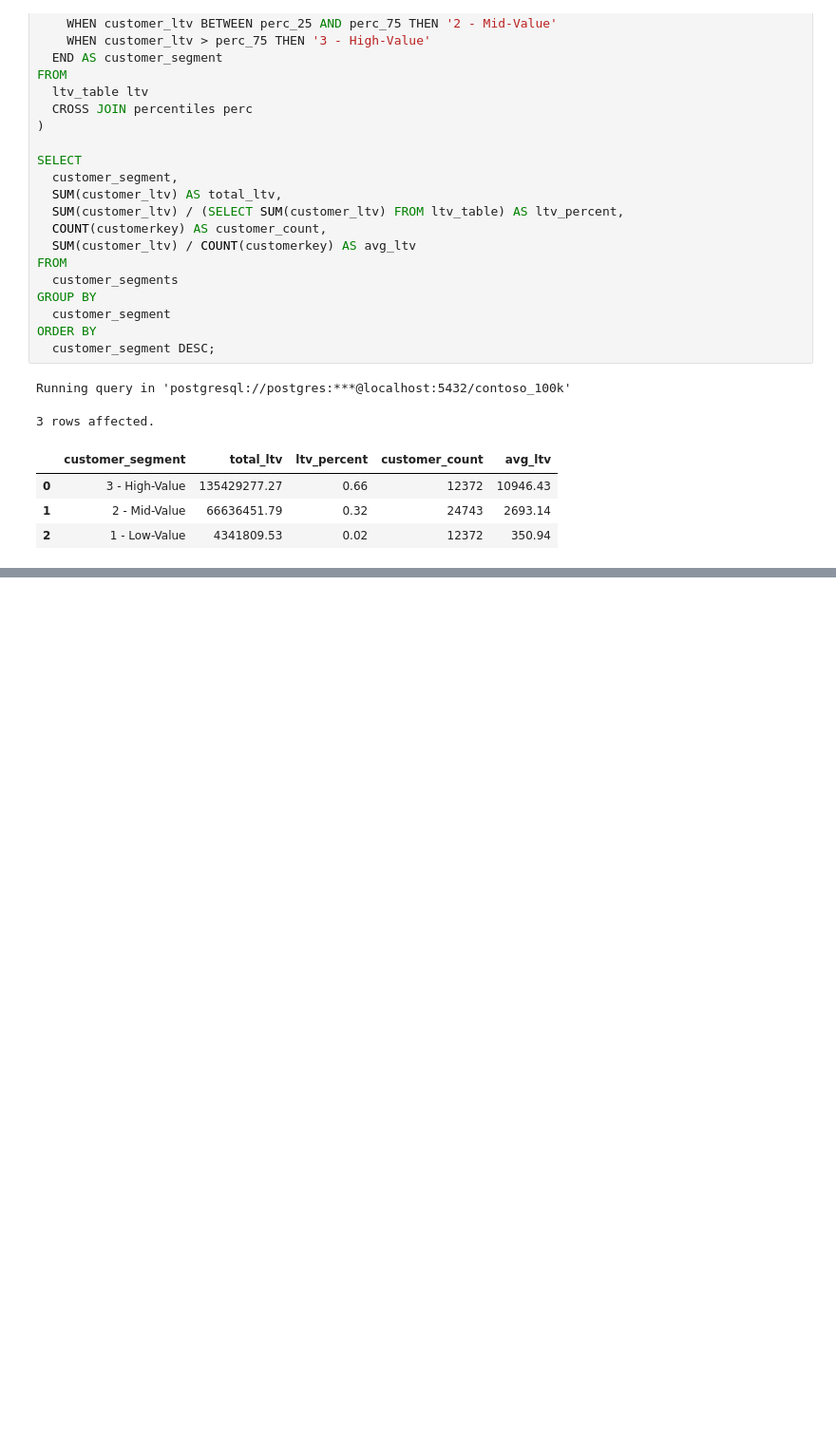
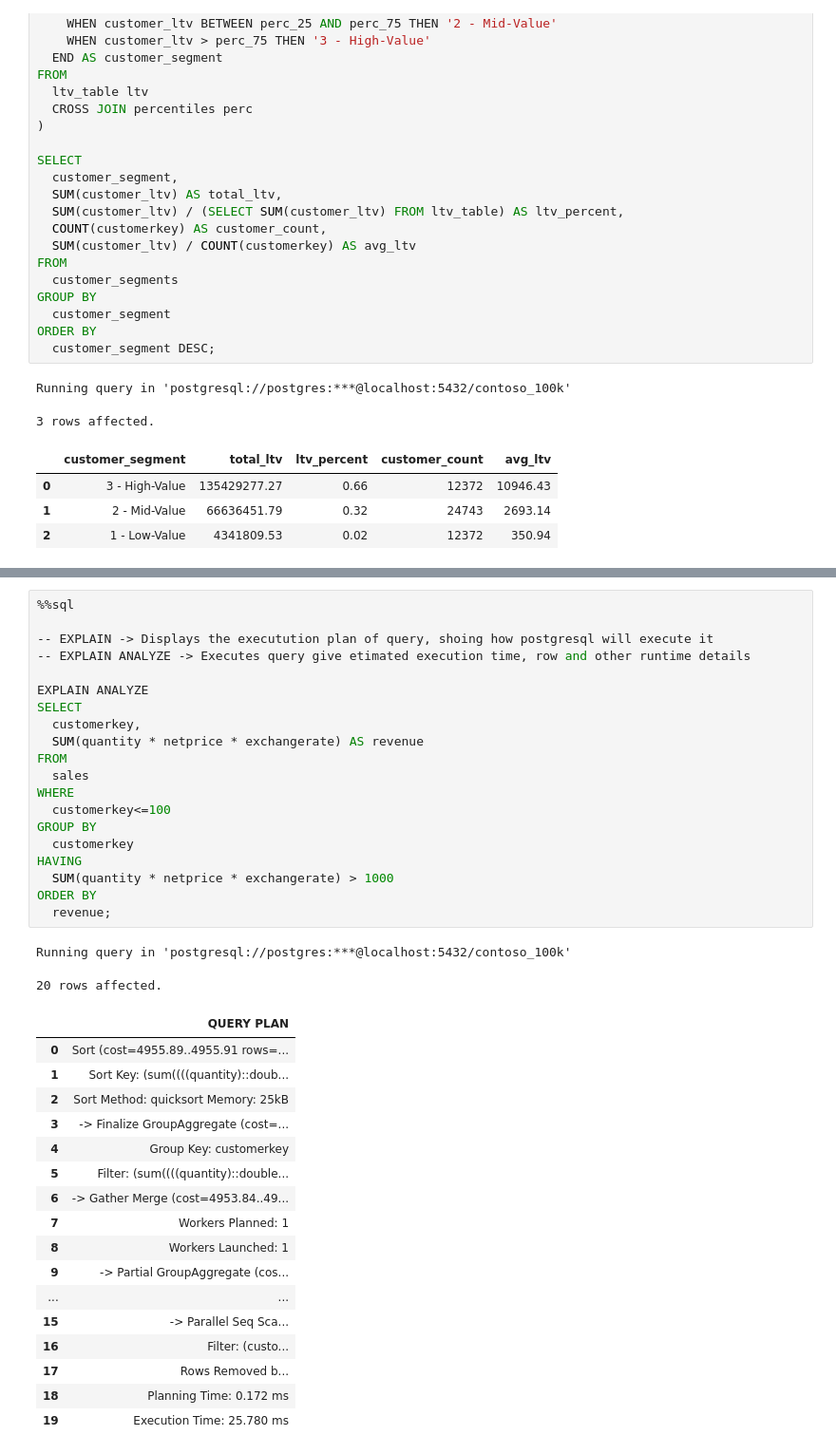
Before and after one commit to Vugar-Nasirli/SQL_Project_Beginner, a Jupyter notebook: Resources/Blank_SQL_Notebook.ipynb, the cells around one changed output, grey strips where cells are left out. Shown at 95% size. Cells and saved outputs as stored; diff of their text form; blank space fills up the shorter version.

```diff
--- a/Resources/Blank_SQL_Notebook.ipynb
+++ b/Resources/Blank_SQL_Notebook.ipynb
@@ -1939,0 +1959,40 @@ Running query in 'postgresql://postgres:***@localhost:5432/contoso_100k'
+# %%
+%%sql
+
+-- EXPLAIN -> Displays the executution plan of query, shoing how postgresql will execute it
+-- EXPLAIN ANALYZE -> Executes query give etimated execution time, row and other runtime details
+
+EXPLAIN ANALYZE
+SELECT
+  customerkey,
+  SUM(quantity * netprice * exchangerate) AS revenue
+FROM
+  sales
+WHERE
+  customerkey<=100
+GROUP BY
+  customerkey
+HAVING
+  SUM(quantity * netprice * exchangerate) > 1000
+ORDER BY
+  revenue;
+# %% [output]
+Running query in 'postgresql://postgres:***@localhost:5432/contoso_100k'
+20 rows affected.
+|  | QUERY PLAN |
+| 0 | Sort (cost=4955.89..4955.91 rows=... |
+| 1 | Sort Key: (sum((((quantity)::doub... |
+| 2 | Sort Method: quicksort Memory: 25kB |
+| 3 | -> Finalize GroupAggregate (cost=... |
+| 4 | Group Key: customerkey |
+| 5 | Filter: (sum((((quantity)::double... |
+| 6 | -> Gather Merge (cost=4953.84..49... |
+| 7 | Workers Planned: 1 |
+| 8 | Workers Launched: 1 |
+| 9 | -> Partial GroupAggregate (cos... |
+| ... | ... |
+| 15 | -> Parallel Seq Sca... |
+| 16 | Filter: (custo... |
+| 17 | Rows Removed b... |
+| 18 | Planning Time: 0.172 ms |
+| 19 | Execution Time: 25.780 ms |
```
Also changed, not shown: parts of 13 cells of this notebook.
